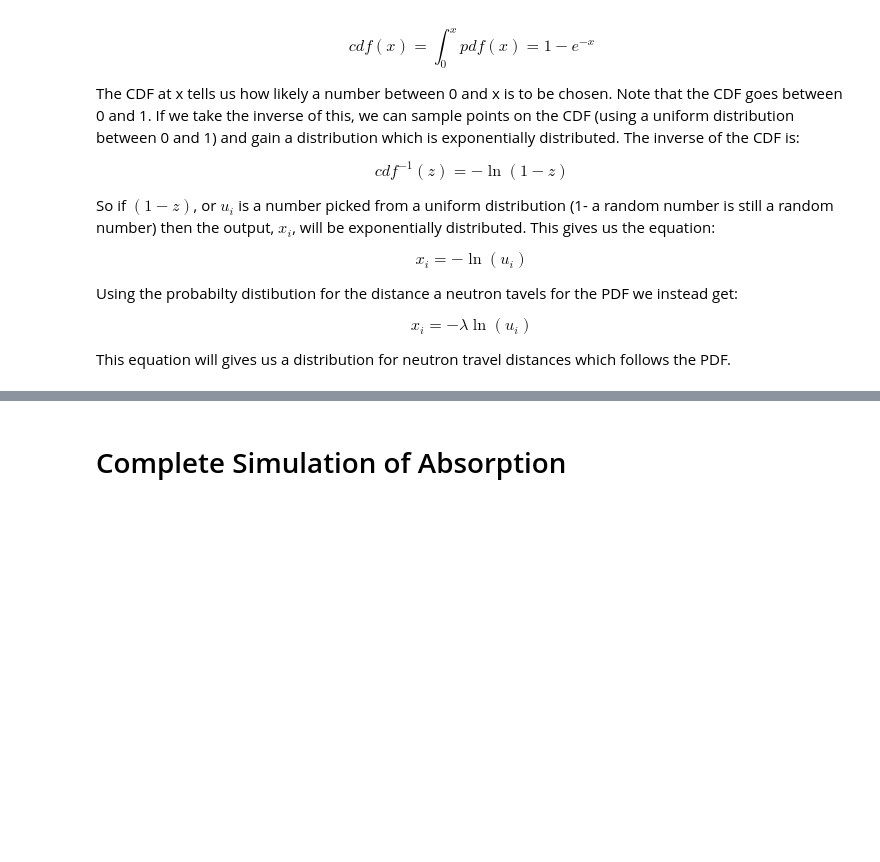
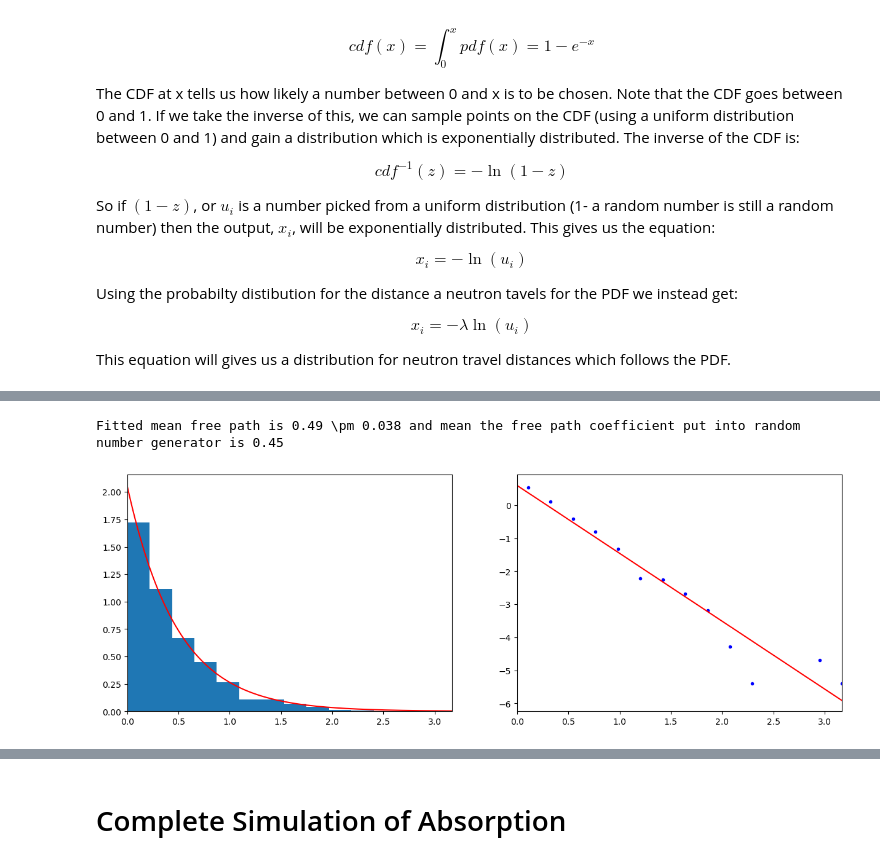
Before and after one commit to stanzi1626/MonteCarlo, a Jupyter notebook: project3.ipynb, the cells around one changed output, grey strips where cells are left out. Saved outputs shown, nothing was run; the diff lists cells and outputs as text; code cells hidden in the pictures; blank space fills up the shorter version.

```diff
--- a/project3.ipynb
+++ b/project3.ipynb
@@ -116,0 +237,27 @@ This equation will gives us a distribution for neutron travel distances which fo
+# %%
+EXPECTED_MEAN_FREE_PATH = 0.45
+NUMBER_POINTS = 1000
+fig = plt.figure(figsize=(15,5))
+ax1 = fig.add_subplot(121)
+ax2 = fig.add_subplot(122)
+
+count, bins, ignored = ax1.hist(random_exponential(EXPECTED_MEAN_FREE_PATH, NUMBER_POINTS), 15, density = True)
+bin_midpoints = 0.5*(bins[1:] + bins[:-1])
+#combining data in order to filter it and avoid log(count = 0) = -inf
+data = filter_data(np.vstack((bin_midpoints, count)).T)
+p, cov = find_linear_parameters(data[:, 0], np.log(data[:, 1]))
+#gradient = -1/lambda and uncertainty_lambda = lamba^2 * sigma_gradient
+free_path, free_path_uncertainty, intercept = -1 / p[0], (1 / p[0])**2 * np.sqrt(cov[0, 0]), p[1]
+
+ax1.plot(np.linspace(0, np.max(bin_midpoints), 1000), exponential_function(np.linspace(0, np.max(bin_midpoints), 1000), free_path), color = 'red')
+ax1.set_xlim(0, np.max(bin_midpoints))
+
+ax2.plot(data[:, 0], np.log(data[:, 1]), 'b.')
+ax2.plot(np.linspace(0, np.max(data[:, 0]), 10), linear_function(np.linspace(0, np.max(data[:, 0]), 10), -1 / free_path, intercept), color = 'red')
+ax2.set_xlim(0, np.max(bin_midpoints))
+
+print('Fitted mean free path is {0:.2f} \pm {1:.3f} and mean the free path coefficient put into random number generator is {2}'.format(free_path, free_path_uncertainty, EXPECTED_MEAN_FREE_PATH))
+plt.show()
+# %% [output]
+Fitted mean free path is 0.49 \pm 0.038 and mean the free path coefficient put into random number generator is 0.45
+[figure, added]
```
Also changed, not shown: parts of 12 cells of this notebook.
